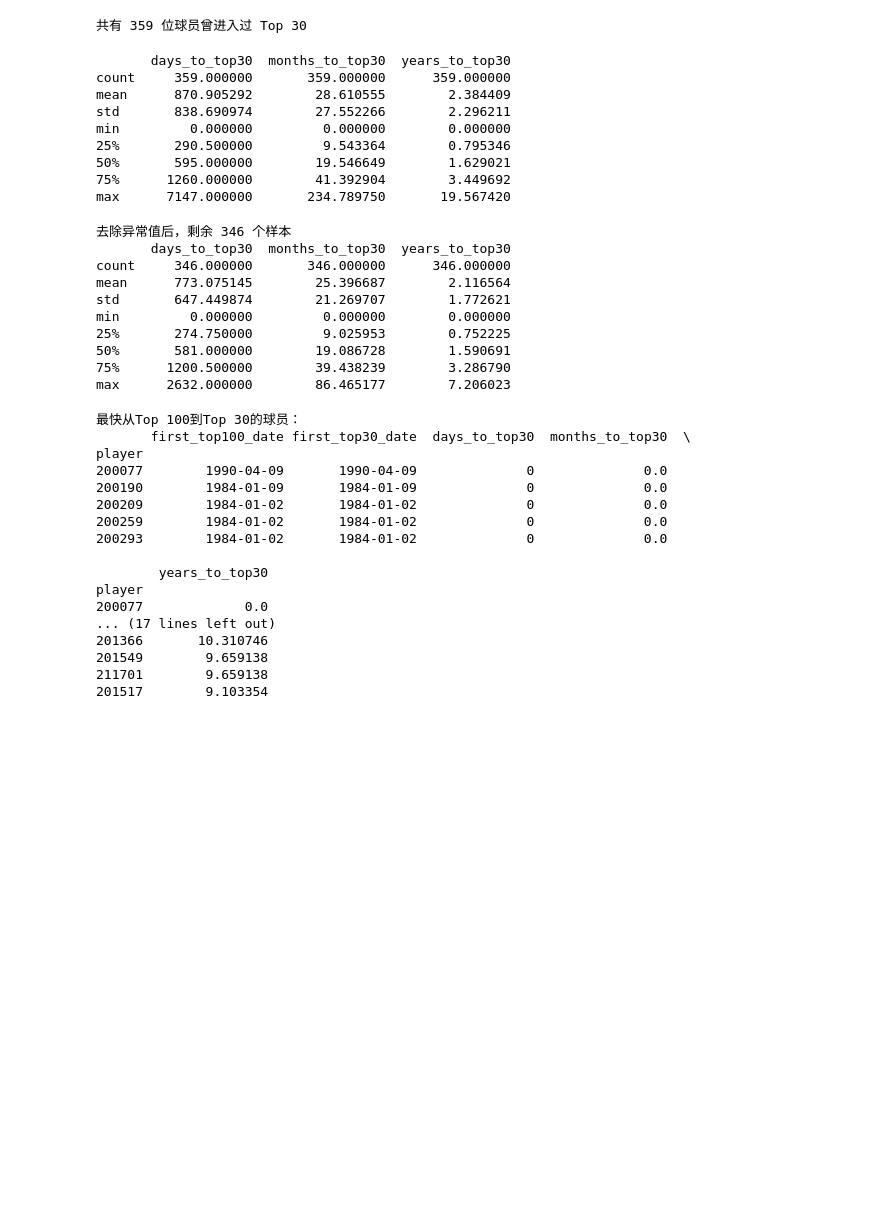
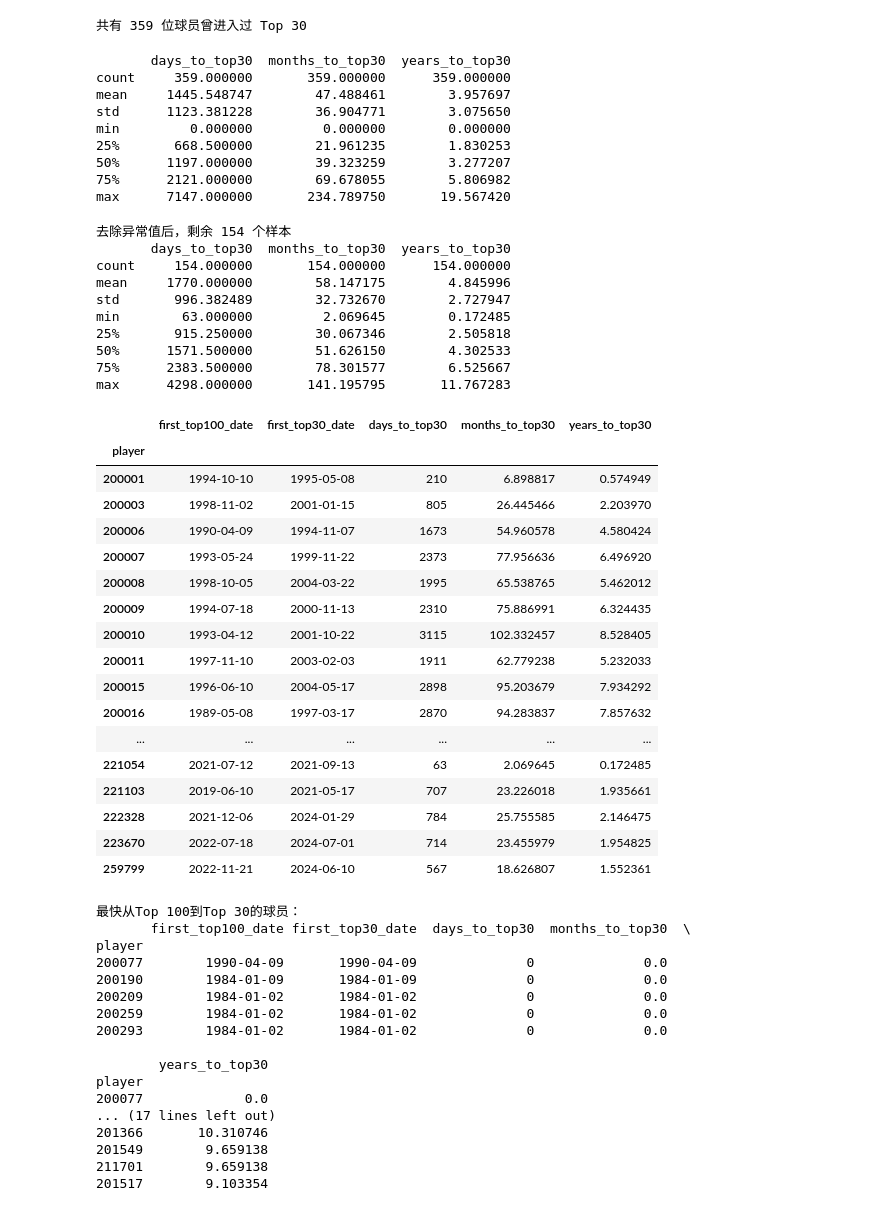
Before and after one commit to paracide/women-tennis-insights, a Jupyter notebook: notebooks/Model.ipynb, the cells around one changed output. Cells and saved outputs as stored; diff of their text form; code cells hidden in the pictures; blank space fills up the shorter version.

```diff
--- a/notebooks/Model.ipynb
+++ b/notebooks/Model.ipynb
@@ -2667,7 +2667,7 @@ all_ranks['ranking_date'] = pd.to_datetime(all_ranks['ranking_date'])
 
 # 首次进入 Top 100 的日期
 first_top100 = (
-    all_ranks.loc[all_ranks['rank'] <= 100]
+    all_ranks.loc[all_ranks['rank'] <= 300]
     .groupby('player')['ranking_date']
     .min()
     .rename('first_top100_date')
@@ -2694,12 +2694,12 @@ print(df_firsts[['days_to_top30', 'months_to_top30', 'years_to_top30']].describe
 # %% [output]
        days_to_top30  months_to_top30  years_to_top30
 count     359.000000       359.000000      359.000000
-mean      870.905292        28.610555        2.384409
-std       838.690974        27.552266        2.296211
+mean     1445.548747        47.488461        3.957697
+std      1123.381228        36.904771        3.075650
 min         0.000000         0.000000        0.000000
-25%       290.500000         9.543364        0.795346
-50%       595.000000        19.546649        1.629021
-75%      1260.000000        41.392904        3.449692
+25%       668.500000        21.961235        1.830253
+50%      1197.000000        39.323259        3.277207
+75%      2121.000000        69.678055        5.806982
 max      7147.000000       234.789750       19.567420
 # %%
 Q1 = df_firsts['days_to_top30'].quantile(0.25)
@@ -2710,21 +2710,43 @@ lower_bound = Q1 - 1.5 * IQR
 upper_bound = Q3 + 1.5 * IQR
 
 df_filtered = df_firsts[(df_firsts['days_to_top30'] >= lower_bound) & (df_firsts['days_to_top30'] <= upper_bound)].copy()
+df_filtered = df_filtered[df_filtered['first_top100_date'] >= pd.Timestamp('2000-01-01')]
 
 print(f"去除异常值后，剩余 {len(df_filtered)} 个样本")
 # 查看描述统计
 print(df_filtered[['days_to_top30', 'months_to_top30', 'years_to_top30']].describe())
 # %% [output]
-去除异常值后，剩余 346 个样本
+去除异常值后，剩余 154 个样本
        days_to_top30  months_to_top30  years_to_top30
-count     346.000000       346.000000      346.000000
-mean      773.075145        25.396687        2.116564
-std       647.449874        21.269707        1.772621
-min         0.000000         0.000000        0.000000
-25%       274.750000         9.025953        0.752225
-50%       581.000000        19.086728        1.590691
-75%      1200.500000        39.438239        3.286790
-max      2632.000000        86.465177        7.206023
+count     154.000000       154.000000      154.000000
+mean     1770.000000        58.147175        4.845996
+std       996.382489        32.732670        2.727947
+min        63.000000         2.069645        0.172485
+25%       915.250000        30.067346        2.505818
+50%      1571.500000        51.626150        4.302533
+75%      2383.500000        78.301577        6.525667
+max      4298.000000       141.195795       11.767283
+# %%
+df_filtered
+# %% [output]
+|  | first_top100_date | first_top30_date | days_to_top30 | months_to_top30 | years_to_top30 |
+| player |  |  |  |  |  |
+| 200001 | 1994-10-10 | 1995-05-08 | 210 | 6.898817 | 0.574949 |
+| 200003 | 1998-11-02 | 2001-01-15 | 805 | 26.445466 | 2.203970 |
+| 200006 | 1990-04-09 | 1994-11-07 | 1673 | 54.960578 | 4.580424 |
+| 200007 | 1993-05-24 | 1999-11-22 | 2373 | 77.956636 | 6.496920 |
+| 200008 | 1998-10-05 | 2004-03-22 | 1995 | 65.538765 | 5.462012 |
+| 200009 | 1994-07-18 | 2000-11-13 | 2310 | 75.886991 | 6.324435 |
+| 200010 | 1993-04-12 | 2001-10-22 | 3115 | 102.332457 | 8.528405 |
+| 200011 | 1997-11-10 | 2003-02-03 | 1911 | 62.779238 | 5.232033 |
+| 200015 | 1996-06-10 | 2004-05-17 | 2898 | 95.203679 | 7.934292 |
+| 200016 | 1989-05-08 | 1997-03-17 | 2870 | 94.283837 | 7.857632 |
+| ... | ... | ... | ... | ... | ... |
+| 221054 | 2021-07-12 | 2021-09-13 | 63 | 2.069645 | 0.172485 |
+| 221103 | 2019-06-10 | 2021-05-17 | 707 | 23.226018 | 1.935661 |
+| 222328 | 2021-12-06 | 2024-01-29 | 784 | 25.755585 | 2.146475 |
+| 223670 | 2022-07-18 | 2024-07-01 | 714 | 23.455979 | 1.954825 |
+| 259799 | 2022-11-21 | 2024-06-10 | 567 | 18.626807 | 1.552361 |
 # %%
 fastest = df_firsts.nsmallest(5, 'days_to_top30')
 slowest = df_firsts.nlargest(5, 'days_to_top30')
```
Also changed, not shown: parts of 8 cells of this notebook, 1 other file.
